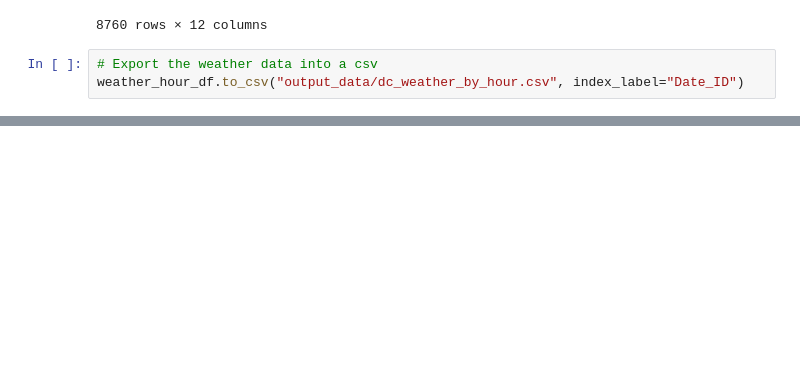
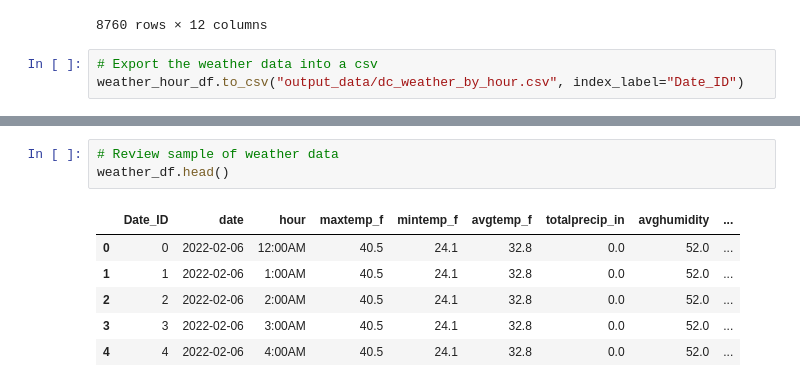
Before and after one commit to b-wild/Project_One_Group_2, a Jupyter notebook: weather_and_merge.ipynb, the cells around one changed output, grey strips where cells are left out. Cells and saved outputs as stored; diff of their text form; blank space fills up the shorter version.

```diff
--- a/weather.ipynb
+++ b/weather_and_merge.ipynb
@@ -398,0 +411,10 @@ weather_hour_df.to_csv("output_data/dc_weather_by_hour.csv", index_label="Date_I
+# %%
+# Review sample of weather data
+weather_df.head()
+# %% [output]
+|  | Date_ID | date | hour | maxtemp_f | mintemp_f | avgtemp_f | totalprecip_in | avghumidity | ... |
+| 0 | 0 | 2022-02-06 | 12:00AM | 40.5 | 24.1 | 32.8 | 0.0 | 52.0 | ... |
+| 1 | 1 | 2022-02-06 | 1:00AM | 40.5 | 24.1 | 32.8 | 0.0 | 52.0 | ... |
+| 2 | 2 | 2022-02-06 | 2:00AM | 40.5 | 24.1 | 32.8 | 0.0 | 52.0 | ... |
+| 3 | 3 | 2022-02-06 | 3:00AM | 40.5 | 24.1 | 32.8 | 0.0 | 52.0 | ... |
+| 4 | 4 | 2022-02-06 | 4:00AM | 40.5 | 24.1 | 32.8 | 0.0 | 52.0 | ... |
```
Also changed, not shown: parts of 10 cells of this notebook.
